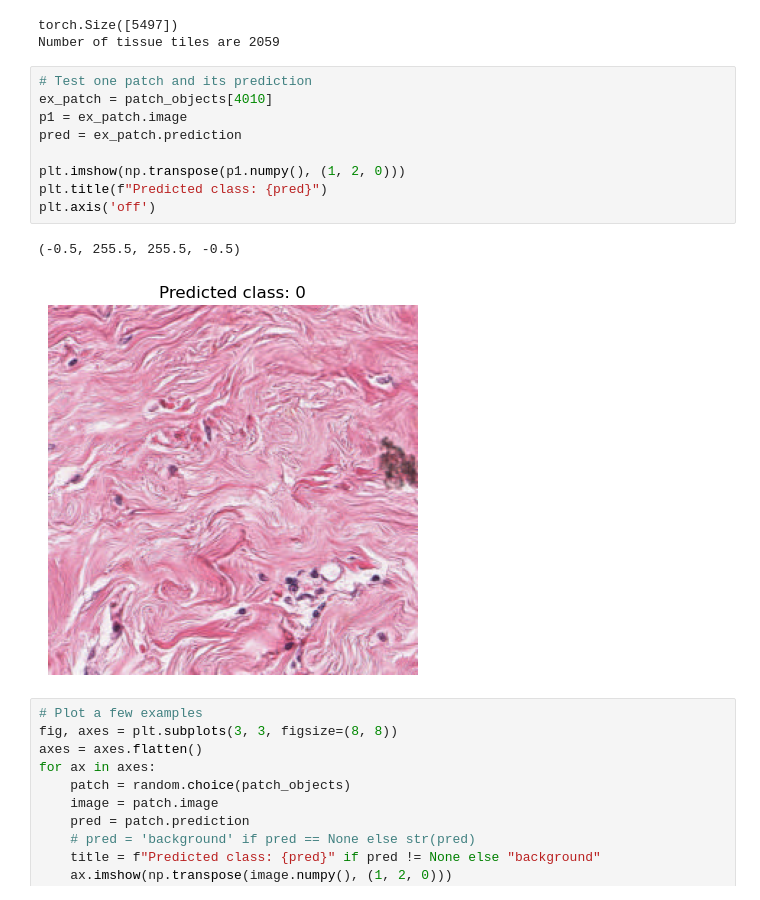
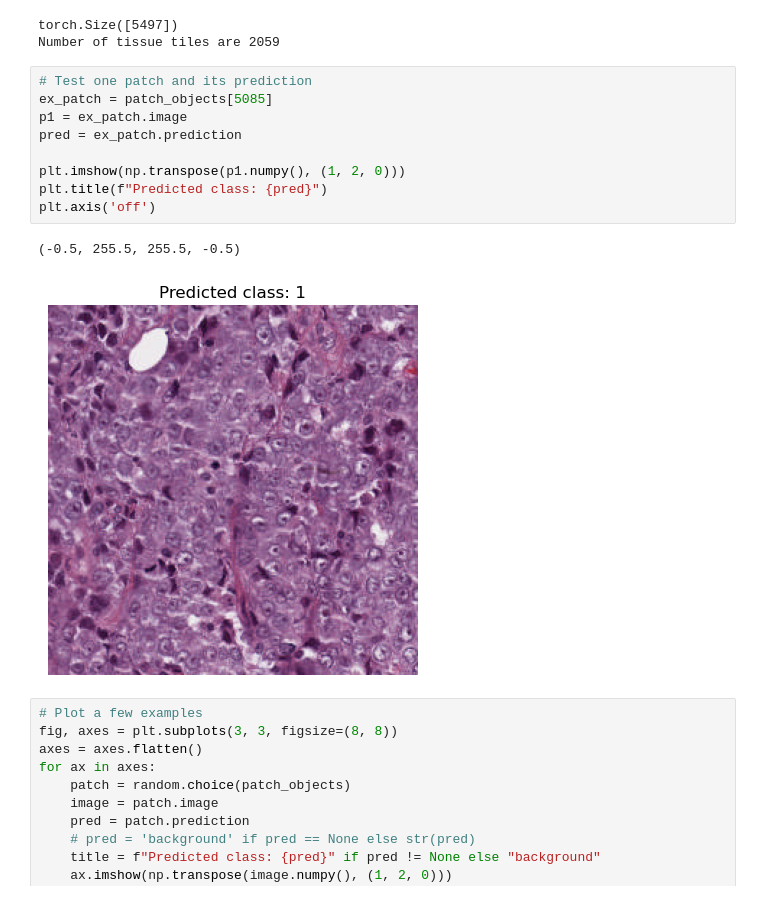
Before and after one commit to Alexandra-Smith/masters, a Jupyter notebook: notebooks/11-heatmaps.ipynb, the cells around one changed output. Cells and saved outputs as stored; diff of their text form.

```diff
--- a/notebooks/11-heatmaps.ipynb
+++ b/notebooks/11-heatmaps.ipynb
@@ -624,16 +624,16 @@ torch.Size([5497])
 Number of tissue tiles are 2059
 # %%
 # Test one patch and its prediction
-ex_patch = patch_objects[4010]
+ex_patch = patch_objects[5085]
 p1 = ex_patch.image
 pred = ex_patch.prediction
 
 plt.imshow(np.transpose(p1.numpy(), (1, 2, 0)))
 plt.title(f"Predicted class: {pred}")
 plt.axis('off')
 # %% [output]
 (-0.5, 255.5, 255.5, -0.5)
-[figure, old version]
+[figure, new version]
 # %%
 # Plot a few examples
 fig, axes = plt.subplots(3, 3, figsize=(8, 8))
```
Also changed, not shown: parts of 2 cells of this notebook, 1 other file.
